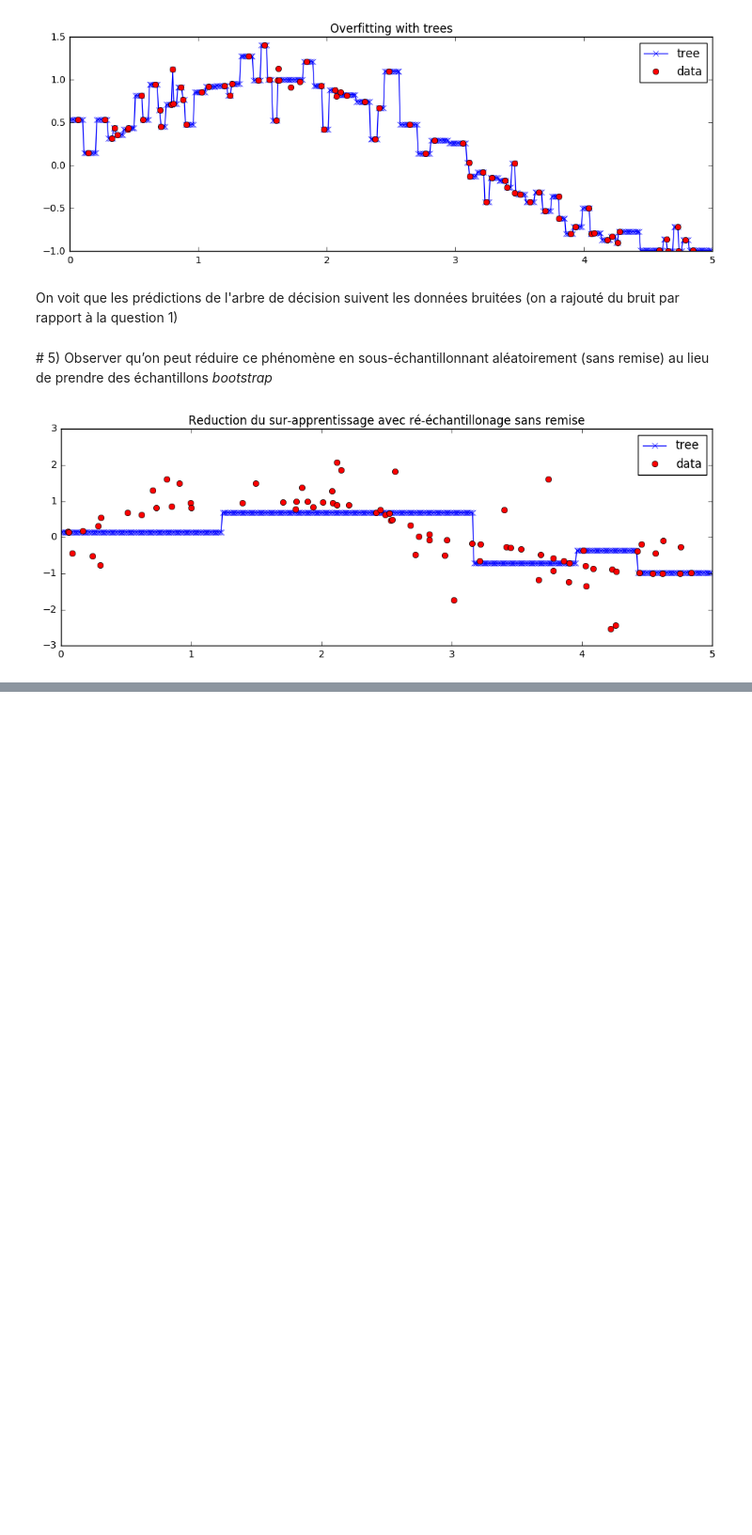
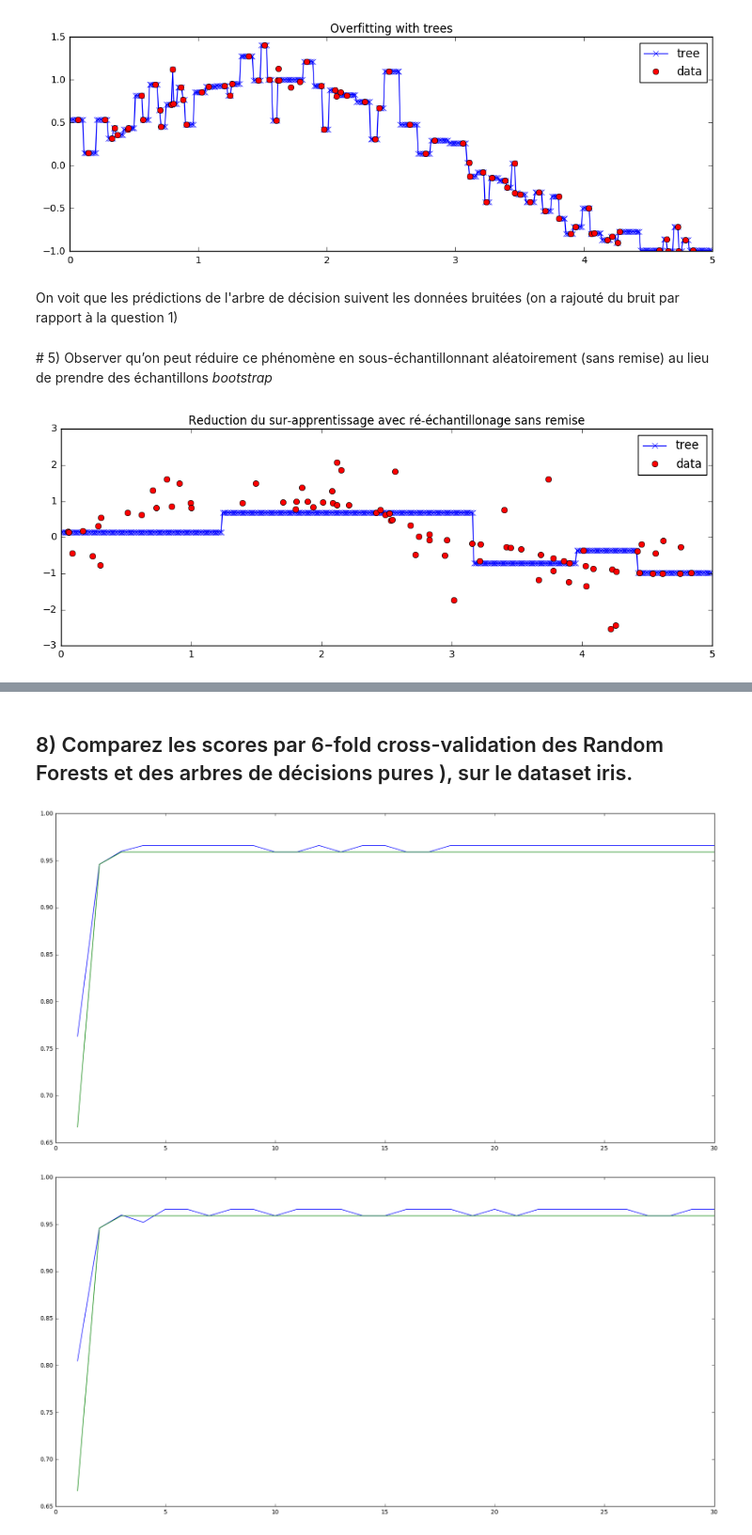
Before and after one commit to rvi008/ensembles, a Jupyter notebook: ensembles.ipynb, the cells around one changed output, grey strips where cells are left out. Shown at 94% size. Saved outputs shown, nothing was run; the diff lists cells and outputs as text; code cells hidden in the pictures; blank space fills up the shorter version.

```diff
--- a/ensembles.ipynb
+++ b/ensembles.ipynb
@@ -200,0 +280,26 @@ plt.show()
+# %% [markdown]
+## 8) Comparez les scores par 6-fold cross-validation des Random Forests et des arbres de décisions pures ), sur le dataset iris.
+# %%
+from sklearn.tree import DecisionTreeClassifier
+depths = range(1, 31, 1)
+iris = load_iris()
+
+X  = preprocessing.StandardScaler().fit_transform(iris.data)
+y = iris.target
+rfscores = []
+dtscores = []
+
+for d in depths :
+    rfc = RandomForestClassifier(max_depth = d)
+    dt  = DecisionTreeClassifier(max_depth = d)
+    rfscores.append(np.mean(cross_val_score(rfc, X, y, n_jobs=-1, cv = 6)))
+    dtscores.append(np.mean(cross_val_score(dt, X, y, n_jobs=-1, cv = 6,)))
+
+
+plt.figure(figsize=(20,10))
+plt.plot(range(1,31,1), rfscores, "b", label="$RandomForests$")
+plt.plot(range(1,31,1), dtscores, "g", label="$DecisionTrees$")
+plt.show()
+# %% [output]
+[figure, added]
+[figure, added]
```
Also changed, not shown: parts of 12 cells of this notebook.
